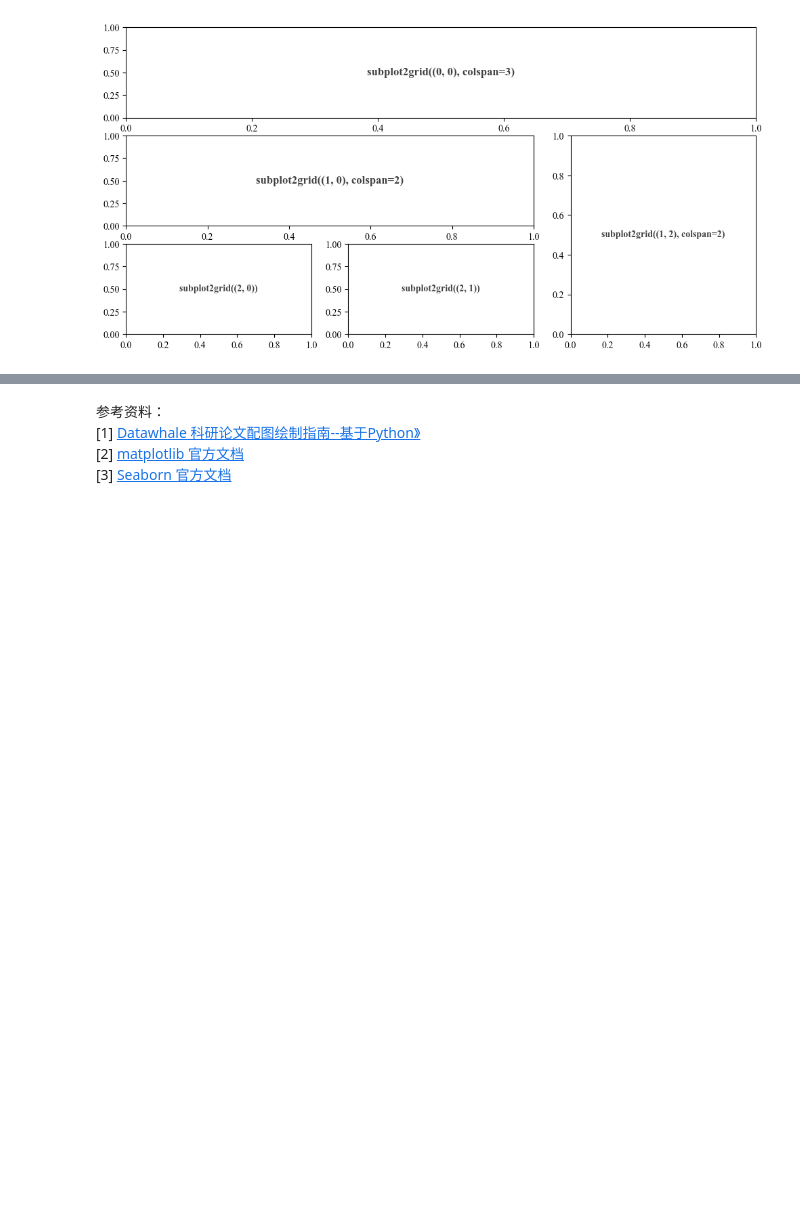
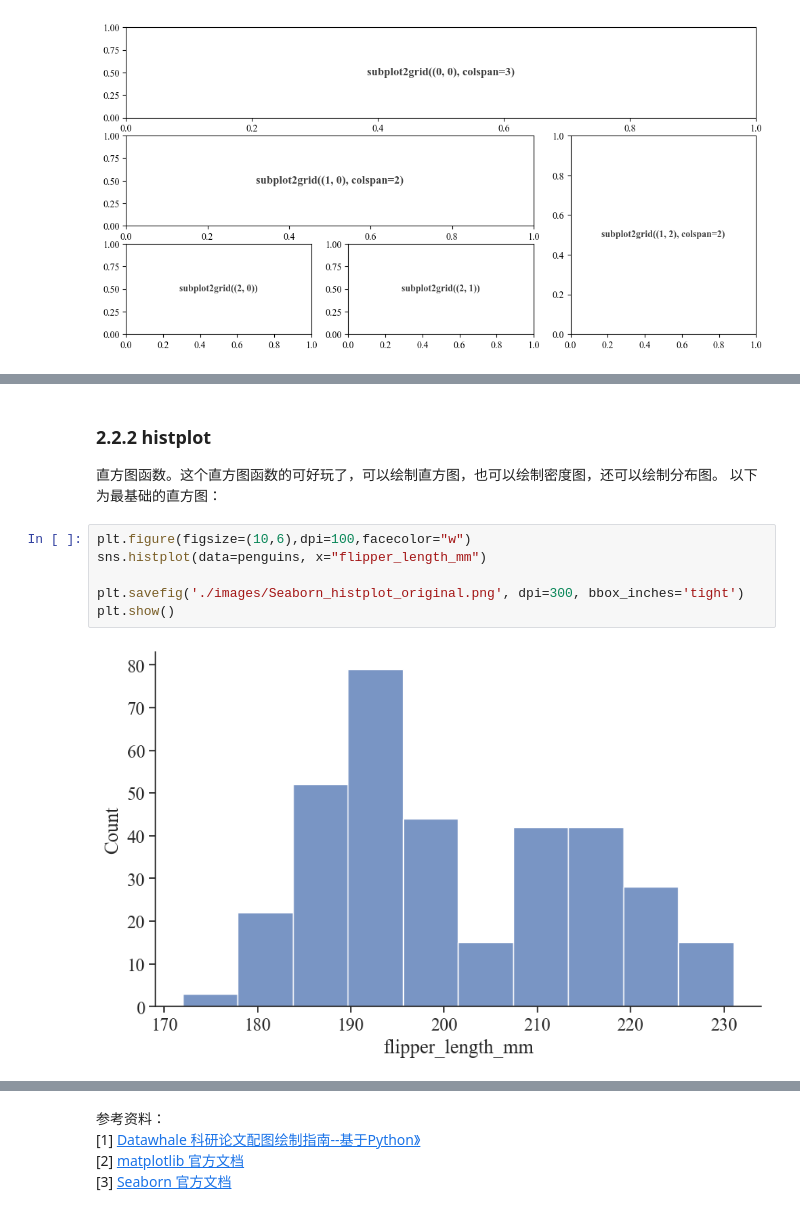
Before and after one commit to GKDGKD/paper_plot_learning, a Jupyter notebook: 第二章 画图工具_Matplotlib.ipynb, the cells around one changed output, grey strips where cells are left out. Saved outputs shown, nothing was run; the diff lists cells and outputs as text; blank space fills up the shorter version.

```diff
--- a/第二章 画图工具_Matplotlib.ipynb
+++ b/第二章 画图工具_Matplotlib.ipynb
@@ -120,0 +169,12 @@ plt.show()
+# %% [markdown]
+### 2.2.2 histplot
+直方图函数。这个直方图函数的可好玩了，可以绘制直方图，也可以绘制密度图，还可以绘制分布图。
+以下为最基础的直方图：
+# %%
+plt.figure(figsize=(10,6),dpi=100,facecolor="w")
+sns.histplot(data=penguins, x="flipper_length_mm")
+
+plt.savefig('./images/Seaborn_histplot_original.png', dpi=300, bbox_inches='tight')
+plt.show()
+# %% [output]
+[figure, added]
```
Also changed, not shown: parts of 21 cells of this notebook, 11 other files.
